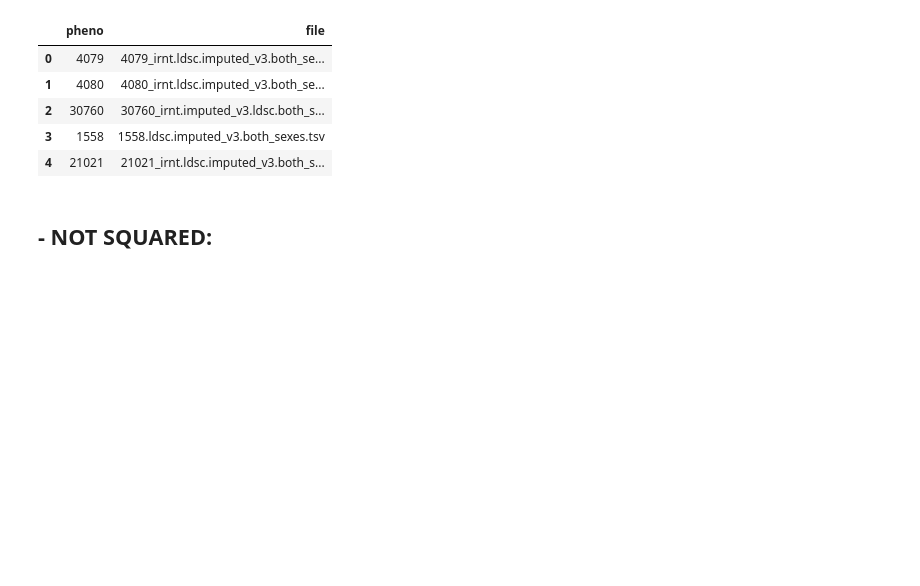
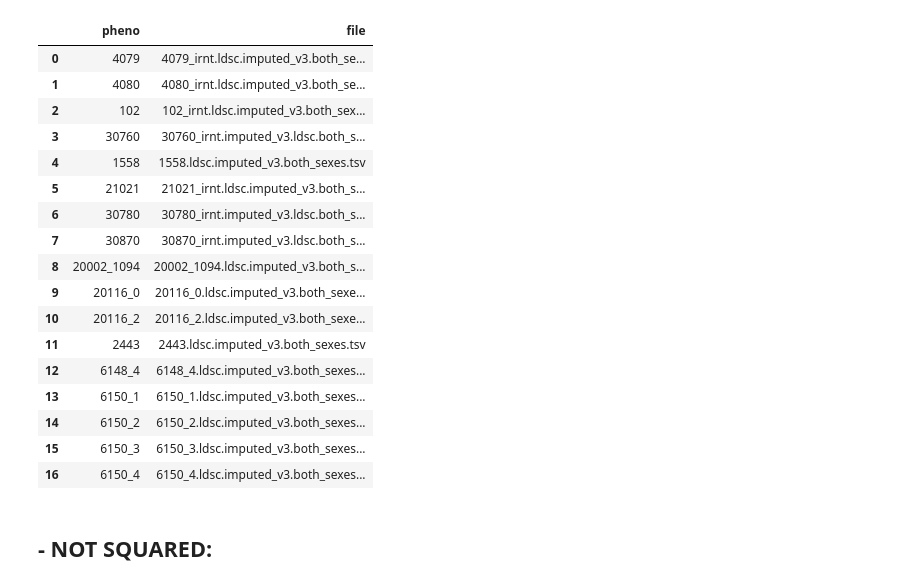
Before and after one commit to BergmannLab/retina-phenotypes, a Jupyter notebook: complementary/GWAS_postprocessing/ldsr_correlation/gcorr_diseases_ldsr.ipynb, the cells around one changed output. Drawn from its saved outputs; the diff is of its cells as text; code cells hidden in the pictures; blank space fills up the shorter version.

```diff
--- a/complementary/GWAS_postprocessing/ldsr_correlation/gcorr_diseases_ldsr.ipynb
+++ b/complementary/GWAS_postprocessing/ldsr_correlation/gcorr_diseases_ldsr.ipynb
@@ -14,29 +18,33 @@ from datetime import datetime
 # %%
 high_med_conf= True
-path = '/NVME/decrypted/scratch/multitrait/UK_BIOBANK_ZERO/gcorr_diseases/2022_08_03_ventile5/'
+path = '/NVME/decrypted/scratch/multitrait/UK_BIOBANK_PREPRINT/gwas/gcorr_diseases/'
+#path = '/NVME/decrypted/scratch/multitrait/UK_BIOBANK_ZERO/gcorr_diseases/2022_08_03_ventile5/'
 
-traits_phenos = ["DF_artery" , "DF_vein" , "D_A_std" , "D_V_std" ,
-                    "bifurcations" , "VD_orig_artery" , "VD_orig_vein" , "ratio_VD" ,
-                    "mean_angle_taa" , "mean_angle_tva" , "eq_CRAE" , "eq_CRVE" ,
-                     "ratio_CRAE_CRVE", "medianDiameter_artery" , "medianDiameter_vein" ,
-                 "ratio_AV_medianDiameter", "ratio_AV_DF"]
+MAIN_LABELS='mean_angle_taa,mean_angle_tva,tau1_vein,tau1_artery,ratio_AV_DF,eq_CRAE,ratio_CRAE_CRVE,D_A_std,D_V_std,eq_CRVE,ratio_VD,VD_orig_artery,bifurcations,VD_orig_vein,medianDiameter_artery,medianDiameter_vein,ratio_AV_medianDiameter'
+MAIN_NAMES='A temporal angle,V temporal angle,V tortuosity,A tortuosity,ratio tortuosity,A central retinal eq,ratio central retinal eq,A std diameter,V std diameter,V central retinal eq,ratio vascular density,A vascular density,bifurcations,V vascular density,A median diameter,V median diameter,ratio median diameter'
+traits_phenos = list(MAIN_LABELS.split(","))
+traits_phenos_new = list(MAIN_NAMES.split(","))
 
-traits_phenos_new= ["DF_artery" , "DF_vein" , "D_A_std" , "D_V_std" ,
-                    "bifurcations" , "VD_orig_artery" , "VD_orig_vein" , "ratio_VD" ,
-                    "mean_angle_taa" , "mean_angle_tva" , "eq_CRAE" , "eq_CRVE" ,
-                     "ratio_CRAE_CRVE", "medianDiameter_artery" , "medianDiameter_vein" ,
-                 "ratio_AV_medianDiameter", "ratio_AV_DF"]
 
 if high_med_conf:
     diseases_traits = {
         '4079':'DBP',
         '4080':'SBP',
-        #'102':'PR',
+        '102':'PR',
         '30760':'HDL cholesterol',
         '1558':'Alcohol intake freq',
         '21021':'Pulse wave arterial stiffness',
         '30780':'LDL direct',
-        '30870':'Triglycerides'
+        '30870':'Triglycerides',
+        '20002_1094': 'DVT',
+        '20116_0': 'Smoking status: Never',
+        '20116_2': 'Smoking status: Current',
+        '2443': 'Diabetes',
+        '6148_4': 'Cataract',
+        '6150_1': 'Heart attack',
+        '6150_2': 'Angina',
+        '6150_3': 'Stroke',
+        '6150_4': 'High blood pressure'
         }
 
 else:
@@ -87,7 +95,7 @@ else:
 #KeyError: "['4022', '4689', '5890', '5945', '131380', '131390', '42020', '5408', '40000', '102'] not in index"
 
 traits_all = list(diseases_traits.keys())
-traits_phenos_new = list(diseases_traits.values())
+#sss = list(diseases_traits.values())
 # %%
 # path This we can read from config
 def try_to_compute_all(traits_all):
@@ -138,12 +155,24 @@ df_diseases_all = try_to_compute_all(traits_all)
 # %%
-df_diseases_all.head(5)
+df_diseases_all
 # %% [output]
 |  | pheno | file |
 | 0 | 4079 | 4079_irnt.ldsc.imputed_v3.both_se... |
 | 1 | 4080 | 4080_irnt.ldsc.imputed_v3.both_se... |
-| 2 | 30760 | 30760_irnt.imputed_v3.ldsc.both_s... |
-| 3 | 1558 | 1558.ldsc.imputed_v3.both_sexes.tsv |
-| 4 | 21021 | 21021_irnt.ldsc.imputed_v3.both_s... |
+| 2 | 102 | 102_irnt.ldsc.imputed_v3.both_sex... |
+| 3 | 30760 | 30760_irnt.imputed_v3.ldsc.both_s... |
+| 4 | 1558 | 1558.ldsc.imputed_v3.both_sexes.tsv |
+| 5 | 21021 | 21021_irnt.ldsc.imputed_v3.both_s... |
+| 6 | 30780 | 30780_irnt.imputed_v3.ldsc.both_s... |
+| 7 | 30870 | 30870_irnt.imputed_v3.ldsc.both_s... |
+| 8 | 20002_1094 | 20002_1094.ldsc.imputed_v3.both_s... |
+| 9 | 20116_0 | 20116_0.ldsc.imputed_v3.both_sexe... |
+| 10 | 20116_2 | 20116_2.ldsc.imputed_v3.both_sexe... |
+| 11 | 2443 | 2443.ldsc.imputed_v3.both_sexes.tsv |
+| 12 | 6148_4 | 6148_4.ldsc.imputed_v3.both_sexes... |
+| 13 | 6150_1 | 6150_1.ldsc.imputed_v3.both_sexes... |
+| 14 | 6150_2 | 6150_2.ldsc.imputed_v3.both_sexes... |
+| 15 | 6150_3 | 6150_3.ldsc.imputed_v3.both_sexes... |
+| 16 | 6150_4 | 6150_4.ldsc.imputed_v3.both_sexes... |
 # %%
 traits_reduced = list(diseases_traits.keys())
 
```
Also changed, not shown: parts of 11 cells of this notebook, 5 other files.
